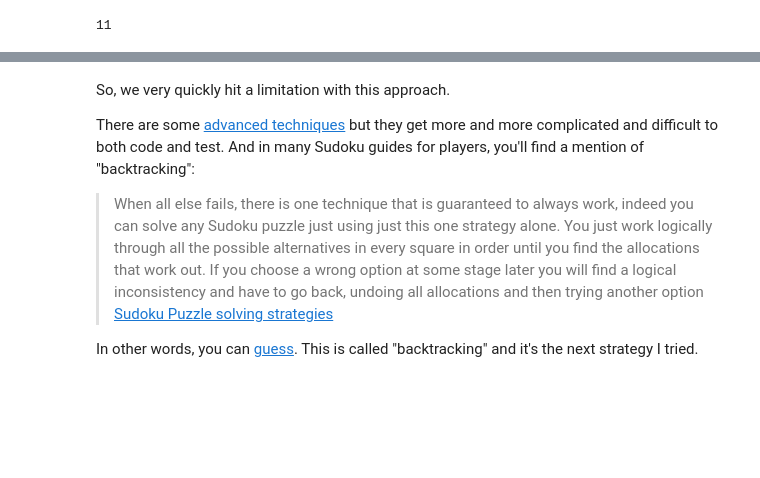
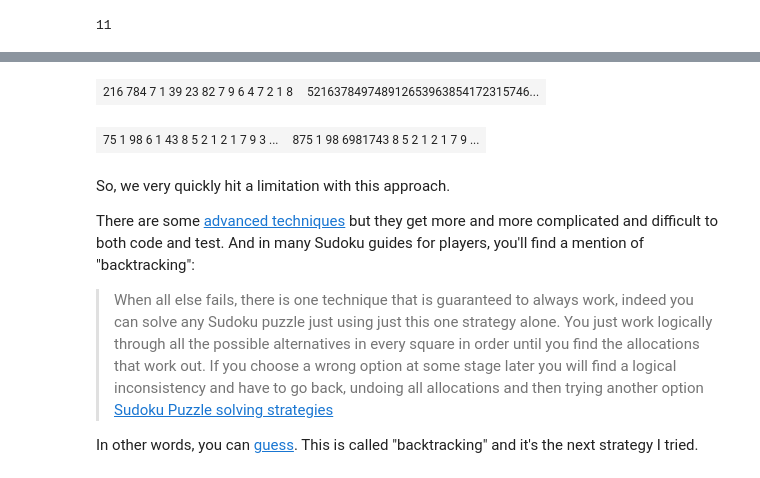
Before and after one commit to hissohathair/puzzle-solvers, a Jupyter notebook: Sudoku.ipynb, the cells around one changed output, grey strips where cells are left out. Cells and saved outputs as stored; diff of their text form; code cells hidden in the pictures; blank space fills up the shorter version.

```diff
--- a/Sudoku.ipynb
+++ b/Sudoku.ipynb
@@ -183,3 +228,18 @@ show_results(pt)
+# %%
+puzzle = su.SudokuPuzzle(starting_grid=su.from_string(su.SAMPLE_PUZZLES[3]['puzzle']))
+solver = su.DeductiveSolver(use_backtracking=False)
+solver.solve(puzzle)
+print_2_puzzles(original, puzzle)
+# %% [output]
+| 216 784 7 1 39 23 82 7 9 6 4 7 2 1 8 | 521637849748912653963854172315746... |
+# %%
+puzzle = su.SudokuPuzzle(starting_grid=su.from_string(su.SAMPLE_PUZZLES[4]['puzzle']))
+original = copy.deepcopy(puzzle)
+solver = su.DeductiveSolver(use_backtracking=False)
+solver.solve(puzzle)
+print_2_puzzles(original, puzzle)
+# %% [output]
+| 75 1 98 6 1 43 8 5 2 1 2 1 7 9 3 ... | 875 1 98 6981743 8 5 2 1 2 1 7 9 ... |
 # %% [markdown]
 So, we very quickly hit a limitation with this approach.
 
```
Also changed, not shown: parts of 114 cells of this notebook, 7 other files.
